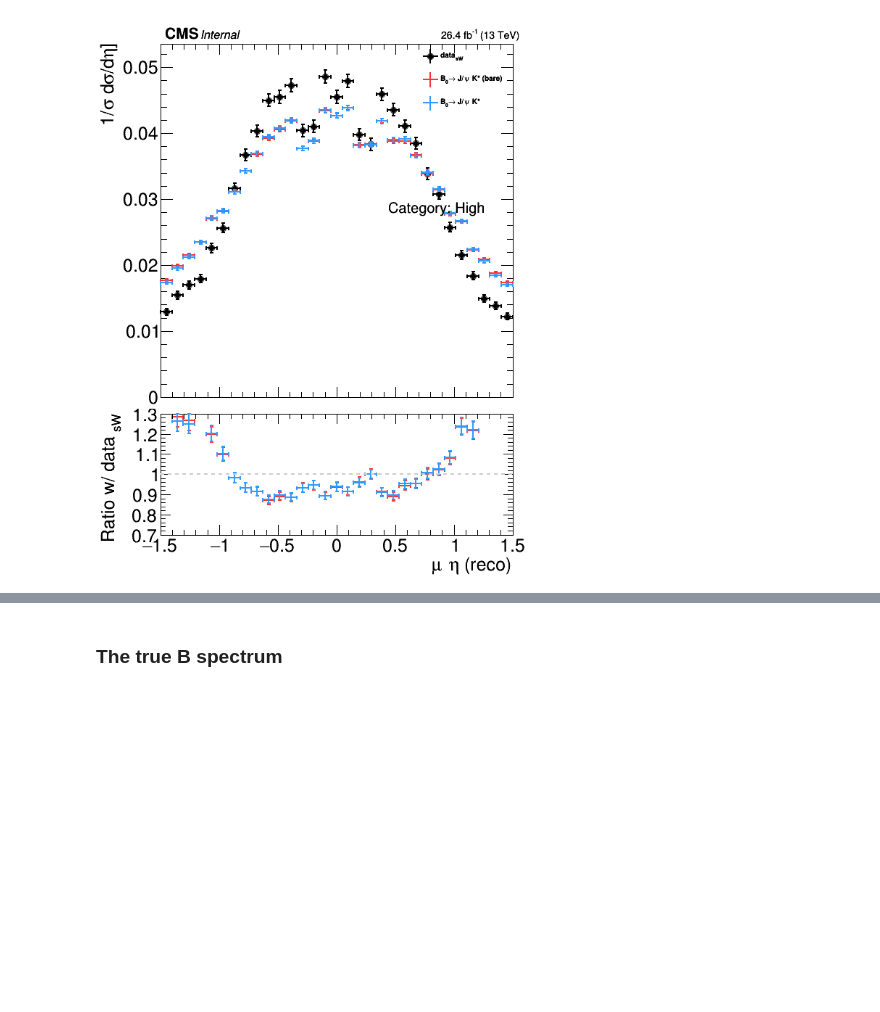
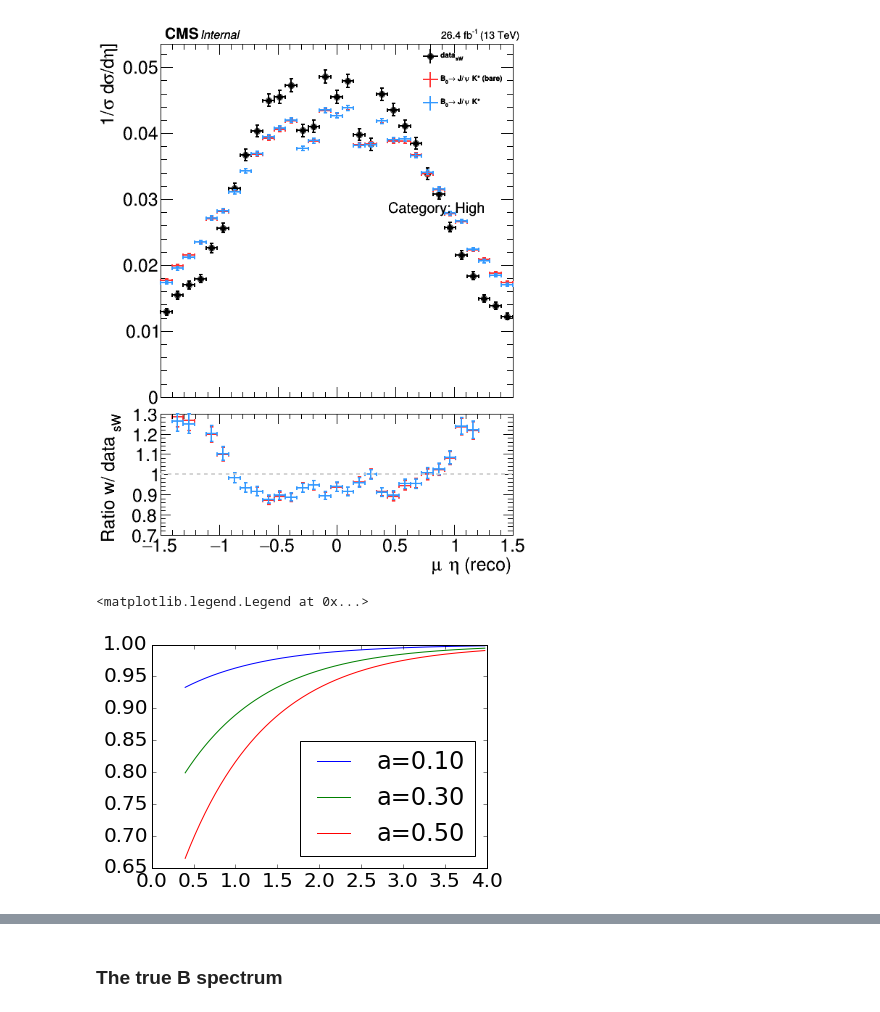
Before and after one commit to ocerri/BPH_RD_Analysis, a Jupyter notebook: analysis/B0_spectrum_calibration_B2JpsiKst_v8.ipynb, the cells around one changed output, grey strips where cells are left out. Saved outputs shown, nothing was run; the diff lists cells and outputs as text; code cells hidden in the pictures; blank space fills up the shorter version.

```diff
--- a/analysis/B0_spectrum_calibration_B2JpsiKst_v8.ipynb
+++ b/analysis/B0_spectrum_calibration_B2JpsiKst_v8.ipynb
@@ -512,3 +520,21 @@ def drawPt(var, binning, xtitle, saveTag='', withBptCorr=False, loglog=True):
         cr.SaveAs('../data/calibration/B0pTspectrum/fig/'+saveTag+'_' + cat.name + '_' + version + '.png')
         cr.SaveAs(webFolder+saveTag+'_' + cat.name + '_' + version + '.png')
     return cr
+# %%
+x = np.arange(0.4, 4, 0.02)
+
+# def fArb(xIn, a=0.5, delta=0, tau=0.5):
+
+#     x = -(xIn-delta)/tau
+#     y = a*np.where(x>0, x, (np.exp(x)-1))
+#     return -y + 1 - a
+
+def fArb(xIn, a=0.5, tau=0.8):
+    return 1 - a*np.exp(-xIn/tau)
+
+for a in [0.1, 0.3, 0.5]:
+    plt.plot(x, fArb(x, a=a, tau=1), label='a={:.2f}'.format(a))
+plt.legend(loc='best')
+# %% [output]
+<matplotlib.legend.Legend at 0x...>
+[figure, added]
```
Also changed, not shown: parts of 11 cells of this notebook, 11 other files.
